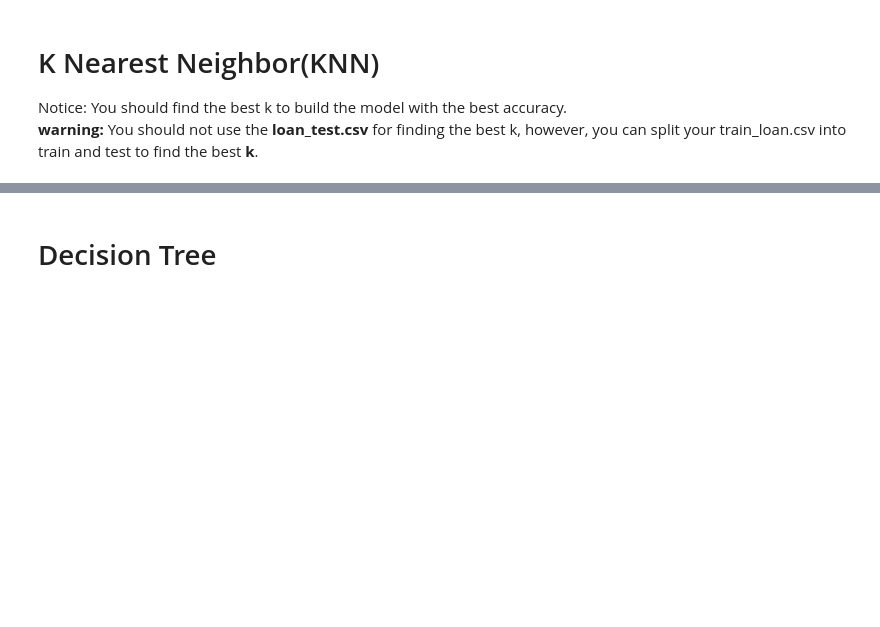
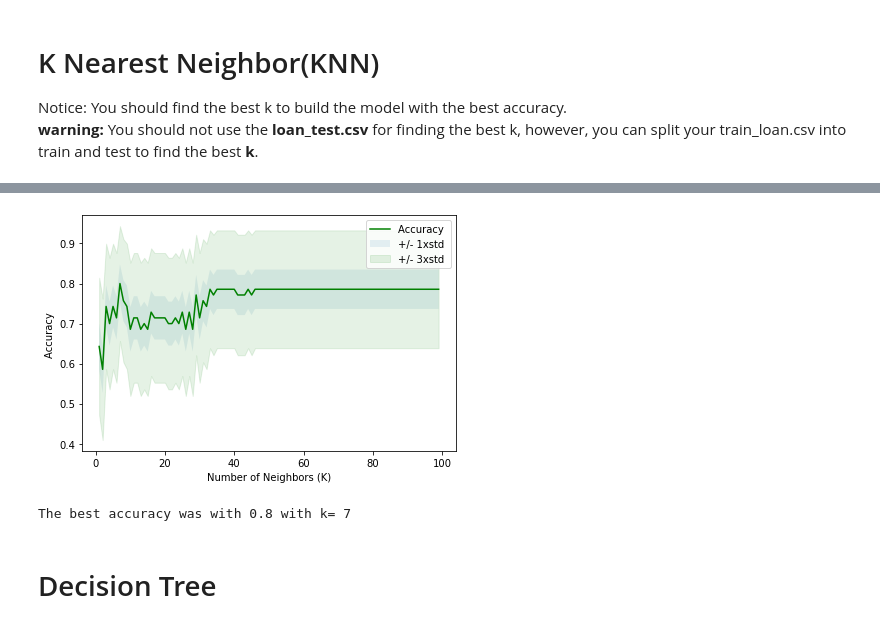
Before and after one commit to OMARBAHIG/OMB_coursera_Final-Project, a Jupyter notebook: Capstone-project-graded.ipynb, the cells around one changed output, grey strips where cells are left out. Cells and saved outputs as stored; diff of their text form; code cells hidden in the pictures; blank space fills up the shorter version.

```diff
--- a/Capstone-project-graded.ipynb
+++ b/Capstone-project-graded.ipynb
@@ -278,3 +304,9 @@ You should use the following algorithm:
 
 Notice: You should find the best k to build the model with the best accuracy.\
 **warning:** You should not use the **loan_test.csv** for finding the best k, however, you can split your train_loan.csv into train and test to find the best **k**.
+# %%
+# Splitting the dataset into training and testing sets which are crucial to build any model:
+from sklearn.model_selection import train_test_split
+X_train, X_test, y_train, y_test = train_test_split( X, y, test_size=0.2, random_state=4)
+print ('Train set: ', X_train.shape, y_train.shape)
+print ('Test set: ', X_test.shape, y_test.shape)
@@ -280,0 +319,17 @@ Notice: You should find the best k to build the model with the best accuracy.\
+# %%
+# To find out the best k value, we should iterate the model through different values:
+from sklearn import metrics
+
+ks  =100 # to check the behaviour of the graph and confirm the value
+mean_acc = np.zeros((ks-1))
+std_acc = np.zeros((ks-1))
+
+for n in range (1,ks):
+    # Train the model and predict:
+    neigh = KNeighborsClassifier(n_neighbors = n).fit(X_train, y_train)
+    yhat  = neigh.predict(X_test)
+
+    mean_acc[n-1]= metrics.accuracy_score(y_test, yhat)
+    std_acc[n-1]= np.std(yhat==y_test)/np.sqrt(yhat.shape[0])
+
+mean_acc
@@ -281,3 +357,19 @@ Notice: You should find the best k to build the model with the best accuracy.\
+# %%
+plt.plot(range(1,ks),mean_acc,'g')
+plt.fill_between(range(1,ks),mean_acc - 1 * std_acc,mean_acc + 1 * std_acc, alpha=0.10)
+plt.fill_between(range(1,ks),mean_acc - 3 * std_acc,mean_acc + 3 * std_acc, alpha=0.10,color="green")
+plt.legend(('Accuracy ', '+/- 1xstd','+/- 3xstd'))
+plt.ylabel('Accuracy ')
+plt.xlabel('Number of Neighbors (K)')
+plt.tight_layout()
+plt.show()
+# %% [output]
+[figure, added]
+# %%
+# From the graph, it is expected that k=7 results in the greatest accuracy: the code bellow confirms it
+print( "The best accuracy was with", mean_acc.max(), "with k=", mean_acc.argmax()+1)
+# %% [output]
+The best accuracy was with 0.8 with k= 7
 # %% [markdown]
 # Decision Tree
 # %% [markdown]
```
Also changed, not shown: parts of 14 cells of this notebook.
